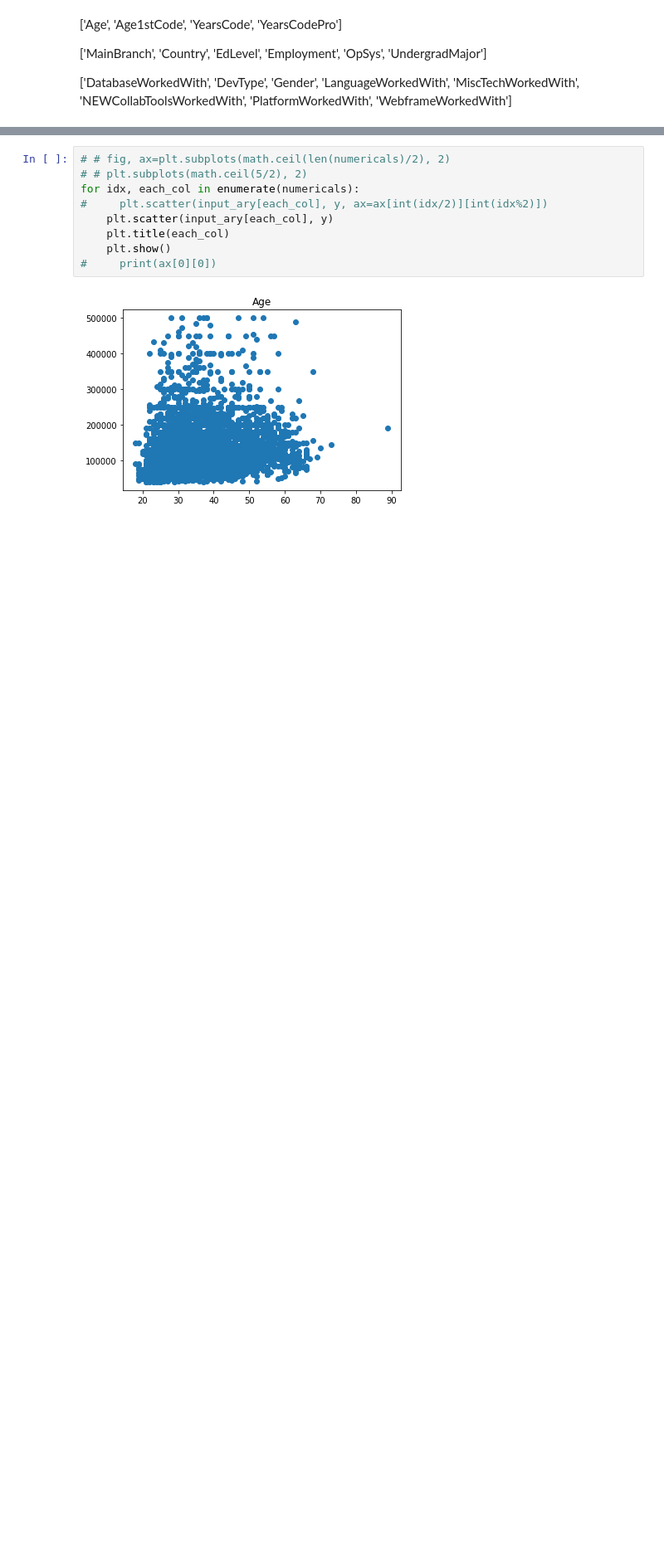
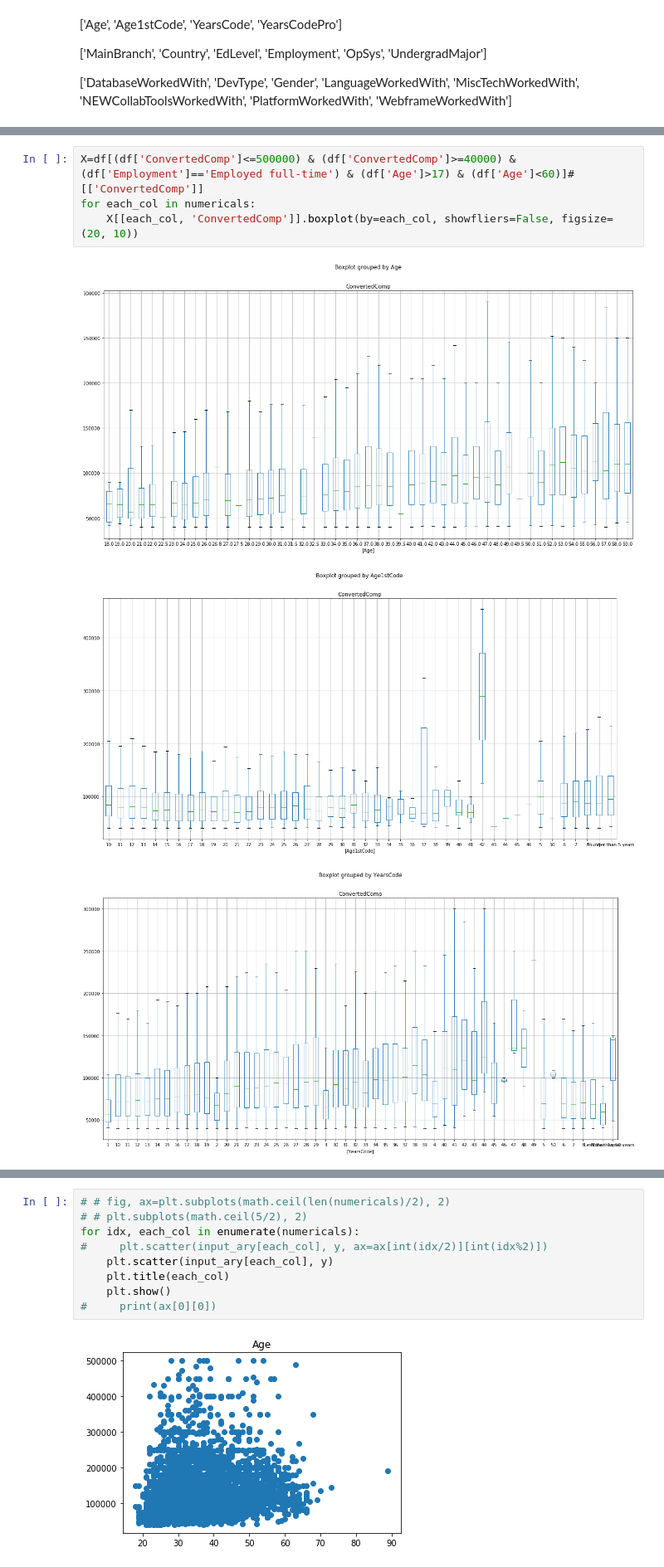
Before and after one commit to kevinclee26/salary_prediction, a Jupyter notebook: model/Untitled.ipynb, the cells around one changed output, grey strips where cells are left out. Shown at 83% size. Drawn from its saved outputs; the diff is of its cells as text; blank space fills up the shorter version.

```diff
--- a/model/Untitled.ipynb
+++ b/model/Untitled.ipynb
@@ -279,0 +337,8 @@ for each_col in numericals:
+# %%
+X=df[(df['ConvertedComp']<=500000) & (df['ConvertedComp']>=40000) & (df['Employment']=='Employed full-time') & (df['Age']>17) & (df['Age']<60)]#[['ConvertedComp']]
+for each_col in numericals:
+    X[[each_col, 'ConvertedComp']].boxplot(by=each_col, showfliers=False, figsize=(20, 10))
+# %% [output]
+[figure, added]
+[figure, added]
+[figure, added]
```
Also changed, not shown: parts of 12 cells of this notebook.
